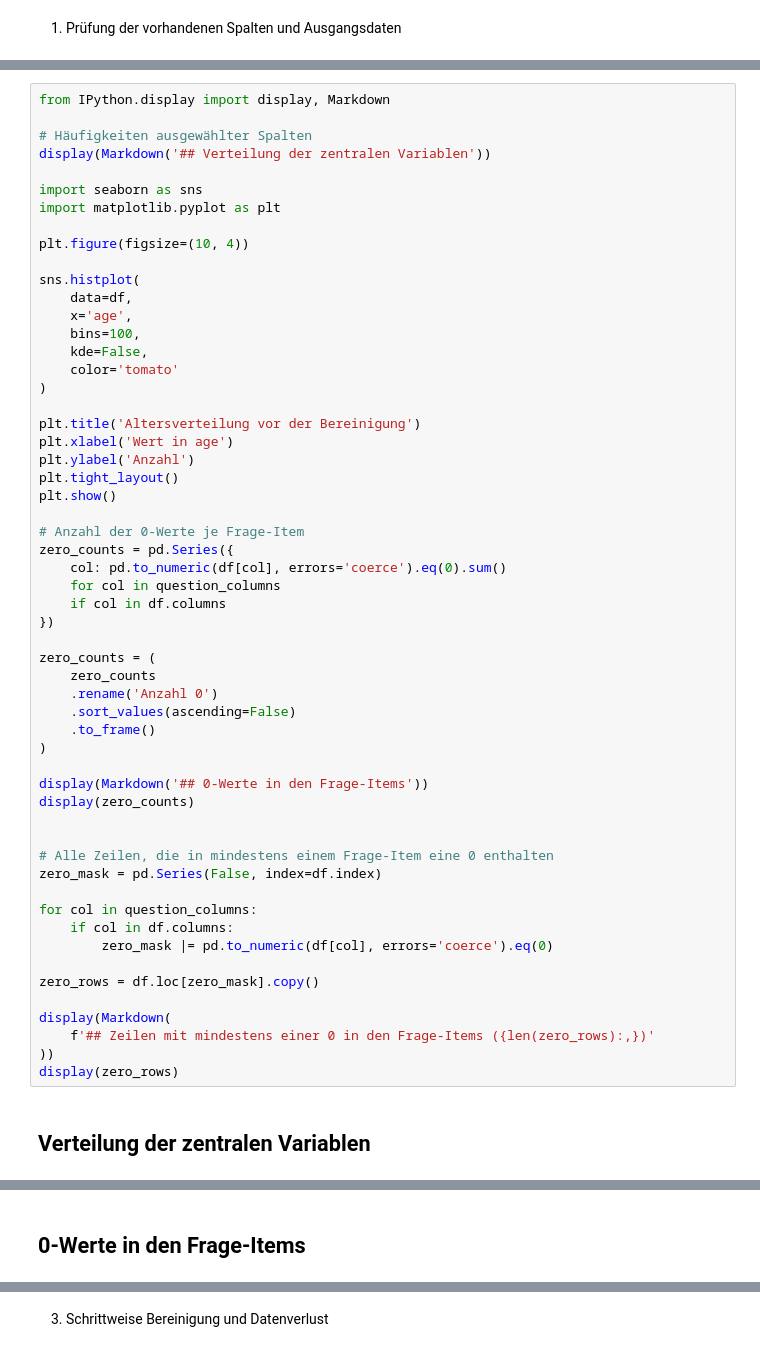
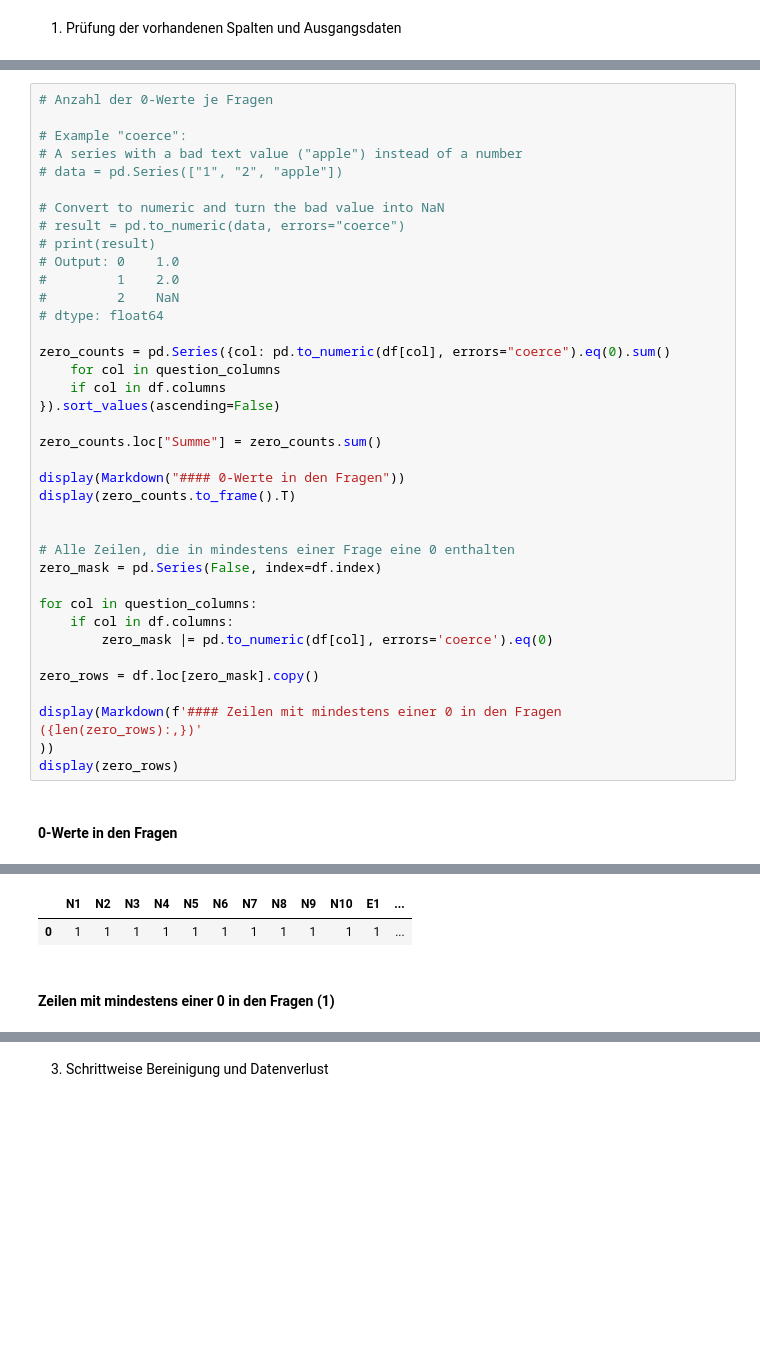
Before and after one commit to MaWeDu/big-five-personality, a Jupyter notebook: MW_EDA.ipynb, the cells around one changed output, grey strips where cells are left out. Drawn from its saved outputs; the diff is of its cells as text; blank space fills up the shorter version.

```diff
--- a/MW_EDA.ipynb
+++ b/MW_EDA.ipynb
@@ -135,47 +311,30 @@ Name: count, dtype: int64
 # %%
-from IPython.display import display, Markdown
+# Anzahl der 0-Werte je Fragen
 
-# Häufigkeiten ausgewählter Spalten
-display(Markdown('## Verteilung der zentralen Variablen'))
+# Example "coerce":
+# A series with a bad text value ("apple") instead of a number
+# data = pd.Series(["1", "2", "apple"])
 
-import seaborn as sns
-import matplotlib.pyplot as plt
+# Convert to numeric and turn the bad value into NaN
+# result = pd.to_numeric(data, errors="coerce")
+# print(result)
+# Output: 0    1.0
+#         1    2.0
+#         2    NaN
+# dtype: float64
 
-plt.figure(figsize=(10, 4))
-
-sns.histplot(
-    data=df,
-    x='age',
-    bins=100,
-    kde=False,
-    color='tomato'
-)
-
-plt.title('Altersverteilung vor der Bereinigung')
-plt.xlabel('Wert in age')
-plt.ylabel('Anzahl')
-plt.tight_layout()
-plt.show()
-
-# Anzahl der 0-Werte je Frage-Item
-zero_counts = pd.Series({
-    col: pd.to_numeric(df[col], errors='coerce').eq(0).sum()
+zero_counts = pd.Series({col: pd.to_numeric(df[col], errors="coerce").eq(0).sum()
     for col in question_columns
     if col in df.columns
-})
+}).sort_values(ascending=False)
 
-zero_counts = (
-    zero_counts
-    .rename('Anzahl 0')
-    .sort_values(ascending=False)
-    .to_frame()
-)
+zero_counts.loc["Summe"] = zero_counts.sum()
 
-display(Markdown('## 0-Werte in den Frage-Items'))
-display(zero_counts)
+display(Markdown("#### 0-Werte in den Fragen"))
+display(zero_counts.to_frame().T)
 
 
-# Alle Zeilen, die in mindestens einem Frage-Item eine 0 enthalten
+# Alle Zeilen, die in mindestens einer Frage eine 0 enthalten
 zero_mask = pd.Series(False, index=df.index)
 
 for col in question_columns:
@@ -184,9 +343,8 @@ for col in question_columns:
 
 zero_rows = df.loc[zero_mask].copy()
 
-display(Markdown(
-    f'## Zeilen mit mindestens einer 0 in den Frage-Items ({len(zero_rows):,})'
+display(Markdown(f'#### Zeilen mit mindestens einer 0 in den Fragen ({len(zero_rows):,})'
 ))
 display(zero_rows)
 # %% [output]
-## Verteilung der zentralen Variablen
+#### 0-Werte in den Fragen
@@ -194 +351,3 @@ display(zero_rows)
+|  | N1 | N2 | N3 | N4 | N5 | N6 | N7 | N8 | N9 | N10 | E1 | ... |
+| 0 | 1 | 1 | 1 | 1 | 1 | 1 | 1 | 1 | 1 | 1 | 1 | ... |
-## 0-Werte in den Frage-Items
+#### Zeilen mit mindestens einer 0 in den Fragen (1)
```
Also changed, not shown: parts of 17 cells of this notebook.
